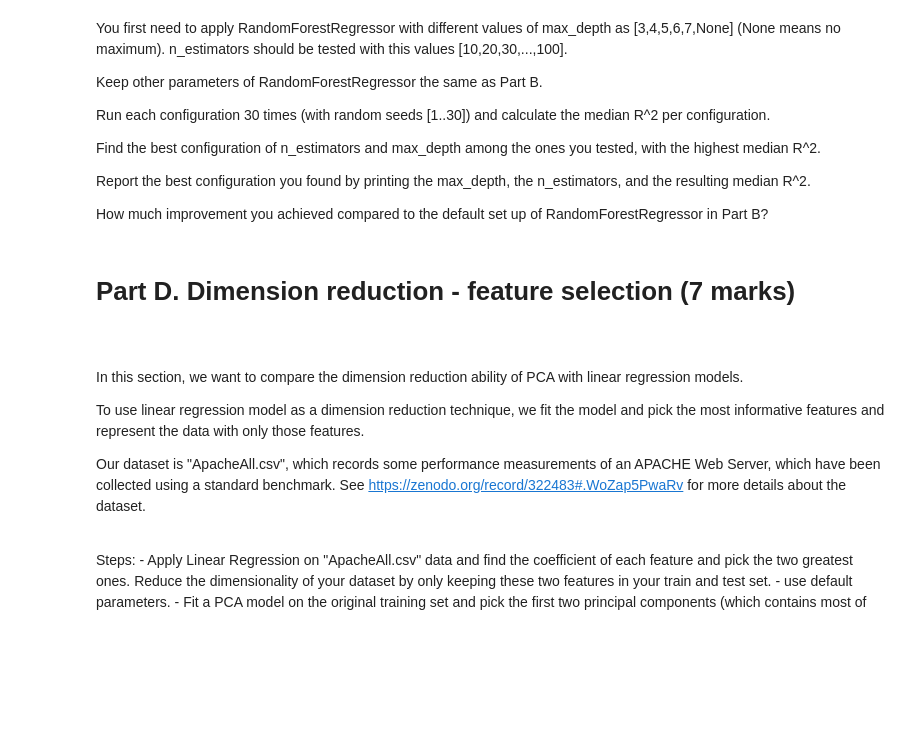
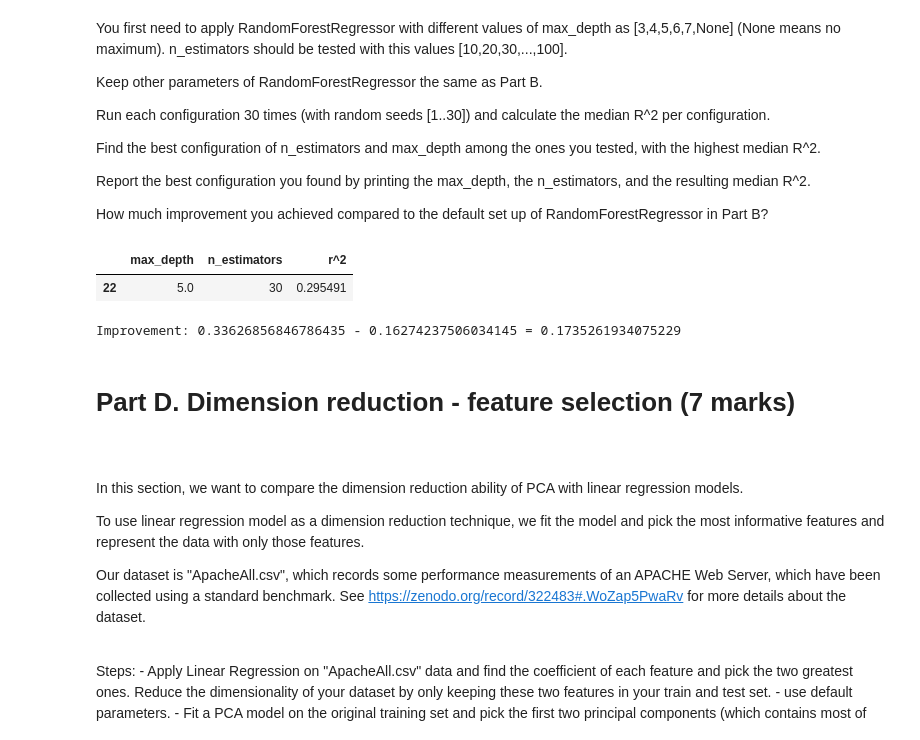
Before and after one commit to joelfad/ensf519, a Jupyter notebook: anaconda_jupyter/notebooks/assign3/Assignment3.ipynb, the cells around one changed output. Cells and saved outputs as stored; diff of their text form; code cells hidden in the pictures; blank space fills up the shorter version.

```diff
--- a/anaconda_jupyter/notebooks/assign3/Assignment3.ipynb
+++ b/anaconda_jupyter/notebooks/assign3/Assignment3.ipynb
@@ -228,3 +208,36 @@ How much improvement you achieved compared to the default set up of RandomForest
+# %%
+# fine tune RandomForestRegressor
+rfr_fine_tuned_scores = []
+
+# try various max_depth
+for m in [3, 4, 5, 6, 7, None]:
+    # try various n_estimators
+    for n in range(10, 110, 10):
+        # record a score for each of 30 seeds
+        s = []
+        for i, (X_train, X_test, y_train, y_test) in enumerate(split_data(defect_df, 30, 'bug')):
+            i += 1
+            rfr = RandomForestRegressor(random_state=i, max_depth=m, n_estimators=n).fit(X_train, y_train)
+            s.append(r2_score(y_test, rfr.predict(X_test).round()))
+        # store the median from all 30 runs
+        rfr_fine_tuned_scores.append({"max_depth": m,
+                                      "n_estimators": n,
+                                      "r^2": np.median(s)})
+# sort and print highest median
+# top_result = pd.Series(sorted(rfr_fine_tuned_scores, key=lambda x: x["r^2"])[-1])
+# print("Highest Median R^2 and Tuning Parameters:")
+# display(top_result)
+rfr_fine_tuned_df = pd.DataFrame(rfr_fine_tuned_scores)
+display(rfr_fine_tuned_df.sort_values("r^2", ascending=False).head(1))
+
+# display difference
+print("\nImprovement: {0} - {1} = {2}".format(top_result["r^2"],
+                                              results["Random Forest Regressor"],
+                                              top_result["r^2"] - results["Random Forest Regressor"]))
+# %% [output]
+|  | max_depth | n_estimators | r^2 |
+| 22 | 5.0 | 30 | 0.295491 |
+Improvement: 0.33626856846786435 - 0.16274237506034145 = 0.1735261934075229
 # %% [markdown]
 <h1>Part D. Dimension reduction - feature selection (7 marks)</h1>
 <br><br>
```
Also changed, not shown: parts of 4 cells of this notebook.
